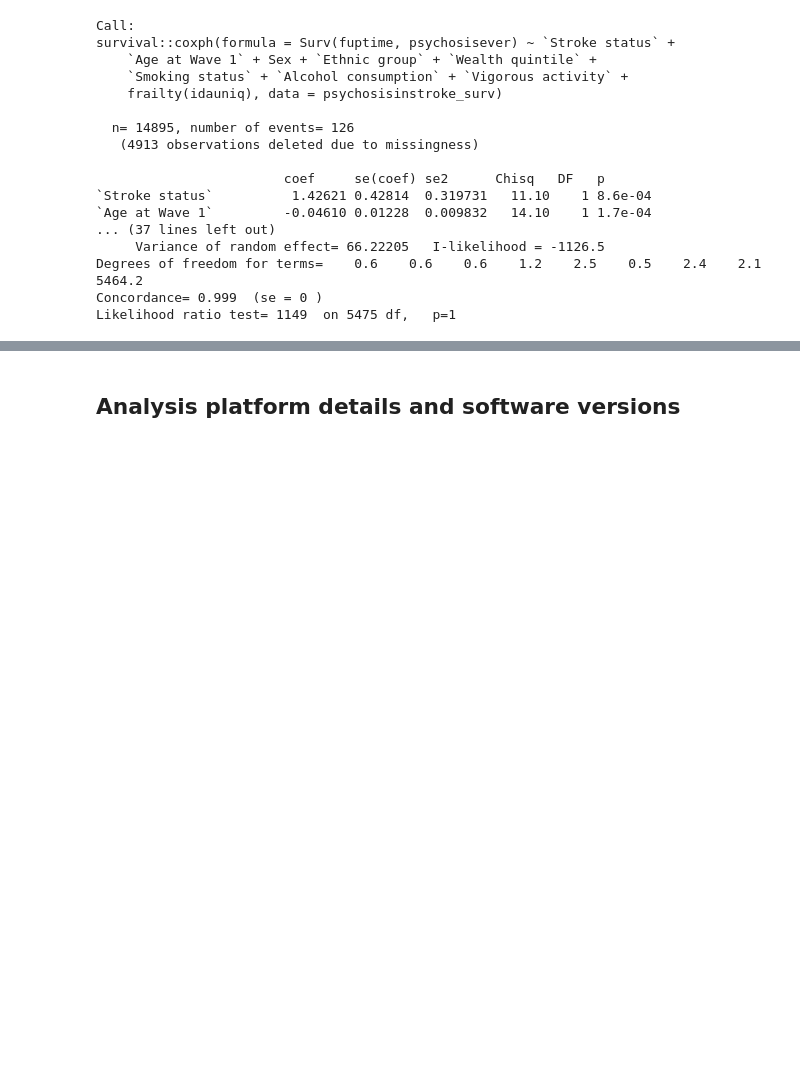
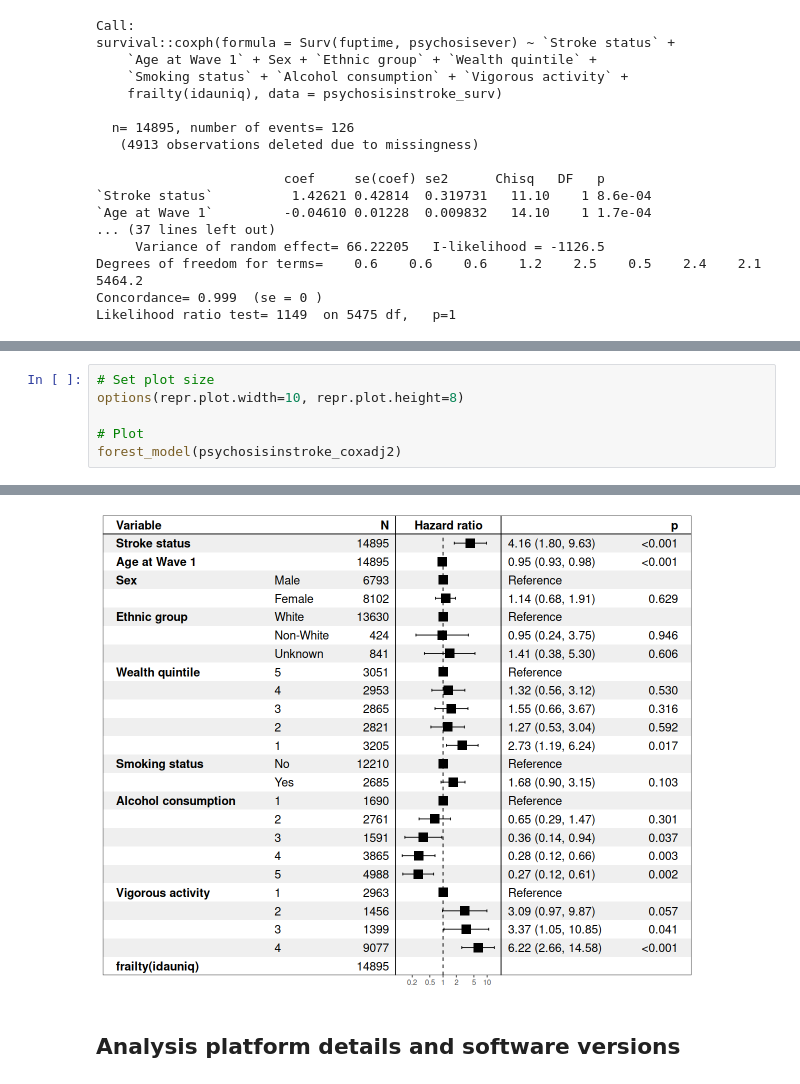
Before and after one commit to vaughanbell/longitudinal-stroke-psychosis-ELSA, a Jupyter notebook: Richards-Belle_et_al_Psychosis_After_Stroke_Analysis.ipynb, the cells around one changed output, grey strips where cells are left out. Drawn from its saved outputs; the diff is of its cells as text; blank space fills up the shorter version.

```diff
--- a/Richards-Belle_et_al_Psychosis_After_Stroke_Analysis.ipynb
+++ b/Richards-Belle_et_al_Psychosis_After_Stroke_Analysis.ipynb
@@ -788,0 +332,7 @@ Likelihood ratio test= 286.4  on 1682 df,   p=1
+# %%
+# Set plot size
+options(repr.plot.width=10, repr.plot.height=8)
+
+# Plot
+forest_model(psychosisinstroke_coxadj2)
+# %% [output]
@@ -789,3 +341,4 @@ Likelihood ratio test= 286.4  on 1682 df,   p=1
+[figure, added]
 # %% [markdown]
 ## Analysis platform details and software versions
 # %%
```
Also changed, not shown: parts of 54 cells of this notebook, 1 other file.
